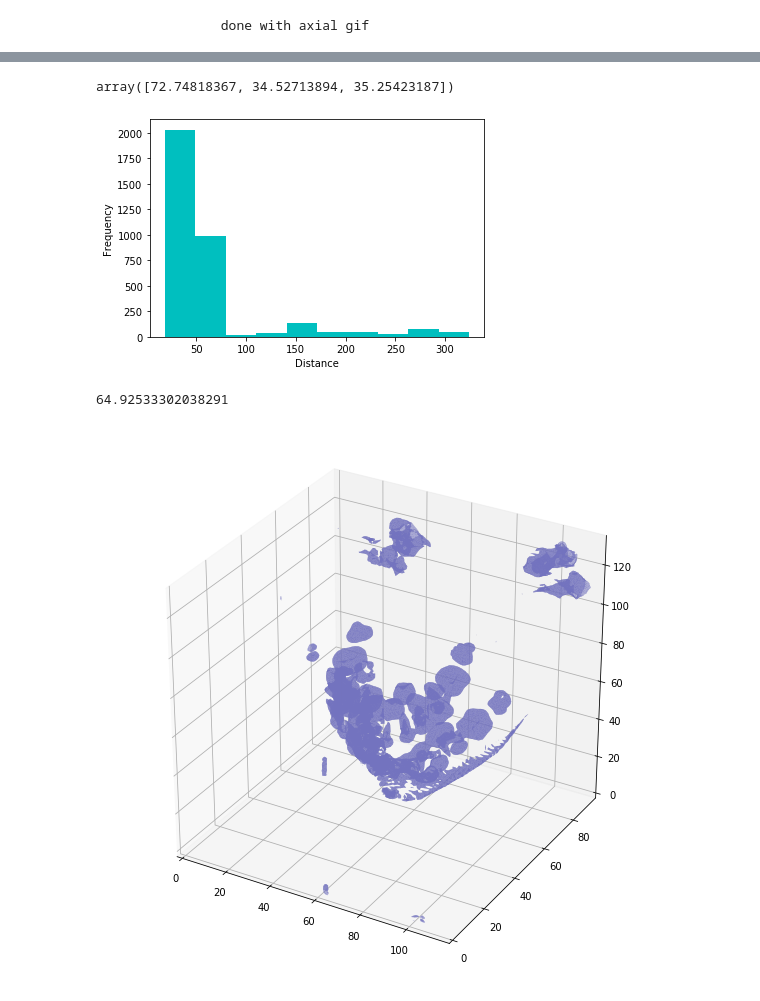
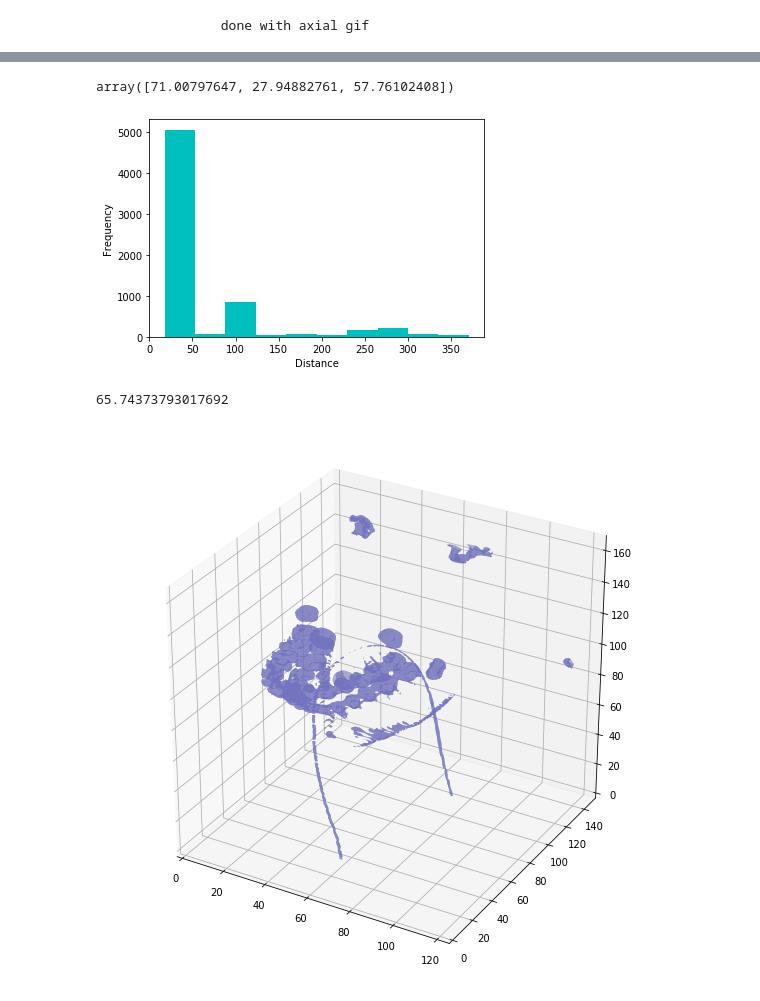
Before and after one commit to PlayWeird/utooth, a Jupyter notebook: preprocessing_dicom.ipynb, the cells around one changed output, grey strips where cells are left out. Drawn from its saved outputs; the diff is of its cells as text; code cells hidden in the pictures.

```diff
--- a/preprocessing_dicom.ipynb
+++ b/preprocessing_dicom.ipynb
@@ -51,4 +59,4 @@ ct_utils.make_gifs(pix_resampled, "test_gif", "axial")
 # %%
-filtered_image = ct_utils.filter_bounds(pix_resampled, 1400, 1600)
+filtered_image = ct_utils.filter_bounds(pix_resampled, 1600, 2000)
 ct_utils.plot_3d(filtered_image)
 # %% [output]
@@ -62,7 +70,7 @@ non_zero_coords = np.array(list(zip(*map(list, binary_image.nonzero()))))
 np.mean(non_zero_coords, axis=0)
 np.std(non_zero_coords, axis=0)
 # %% [output]
-array([72.74818367, 34.52713894, 35.25423187])
+array([71.00797647, 27.94882761, 57.76102408])
 # %%
 distance_mat = distance_matrix([non_zero_coords.mean(axis=0)], non_zero_coords)
 
@@ -72,8 +80,8 @@ plt.ylabel("Frequency")
 plt.show()
 print(np.mean(distance_mat))
 # %% [output]
-[figure, old version]
+[figure, new version]
-64.92533302038291
+65.74373793017692
 # %%
 std_dev = np.mean(distance_mat)
 args_to_keep = np.argwhere(distance_mat[0]<std_dev * 1.5)
@@ -83,9 +91,9 @@ min_box = np.amin(bounding_coords, axis=0)[0]
 jaw_isolated = pix_resampled[min_box[0]:max_box[0], min_box[1]:max_box[1], min_box[2]:max_box[2]]
 # %%
 # %matplotlib widget
-ct_utils.plot_3d(jaw_isolated, 1200)
+ct_utils.plot_3d(jaw_isolated, 1600)
 # %% [output]
-[figure, old version]
+[figure, new version]
 # %%
 # Normalize the image between selected HU units
 
```
Also changed, not shown: parts of 5 cells of this notebook.
